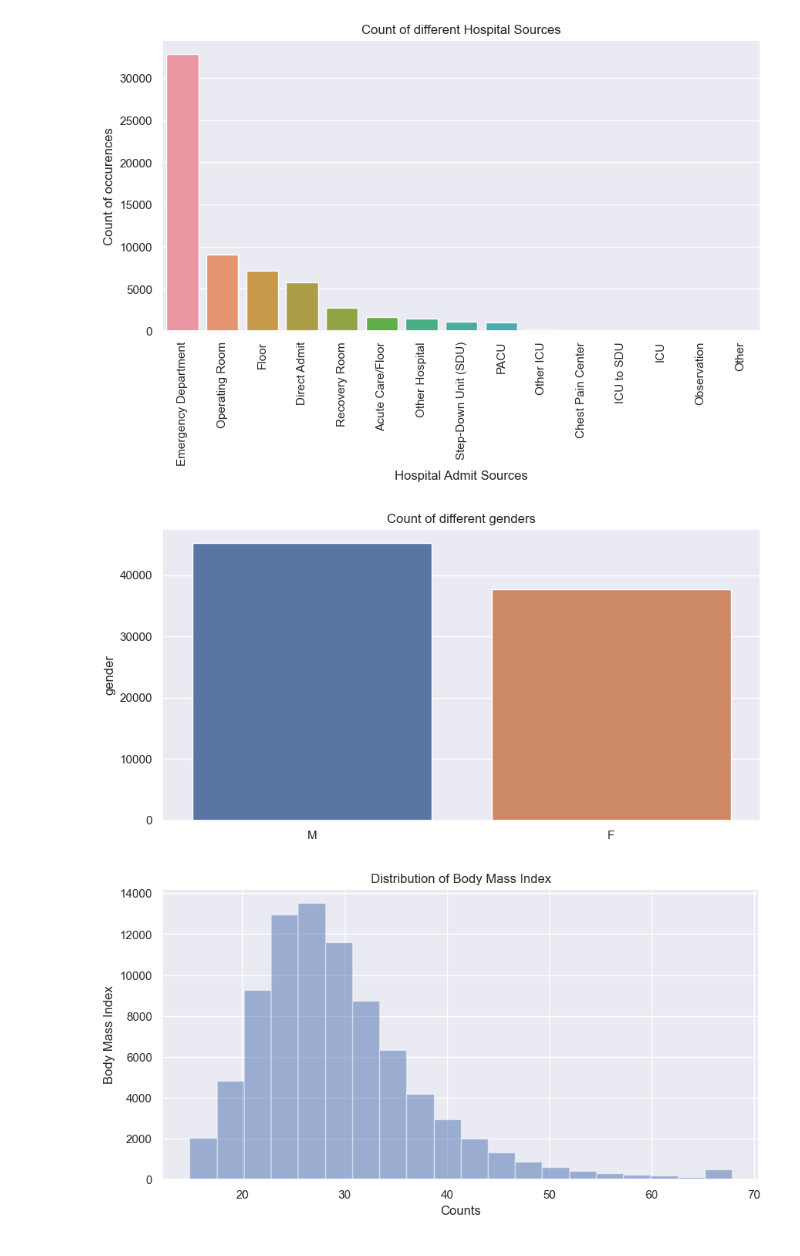
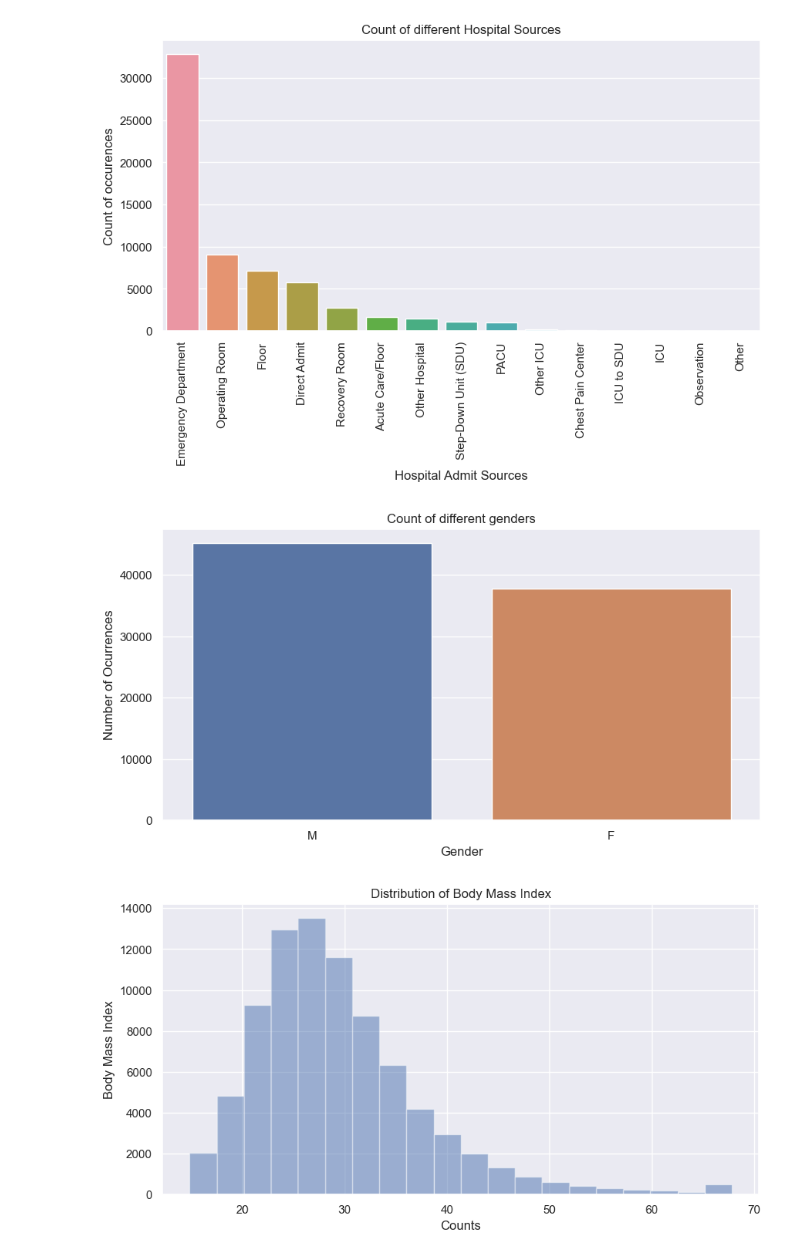
Before and after one commit to oaagboro/ICU_survival_of_patients, a Jupyter notebook: 2_ICU_EDA.ipynb, the cells around one changed output. Drawn from its saved outputs; the diff is of its cells as text; code cells hidden in the pictures.

```diff
--- a/2_ICU_EDA.ipynb
+++ b/2_ICU_EDA.ipynb
@@ -135,13 +135,13 @@ plt.xticks(rotation = 'vertical');
 # %%
 # Univariate plot of gender
 gender = data['gender'].value_counts()
 plt.figure(figsize=(10,5), dpi = 100)
 sns.barplot(gender.index, gender.values)
 plt.title('Count of different genders')
 plt.ylabel('Number of Ocurrences', fontsize = 12)
-plt.ylabel('gender', fontsize = 12);
+plt.xlabel('Gender', fontsize = 12);
 # %% [output]
-[figure, old version]
+[figure, new version]
 # %%
 # Distribution of body mass index (bmi)
 plt.figure(figsize=(10,5), dpi = 100)
```
Also changed, not shown: parts of 3 cells of this notebook, 2 other files.
